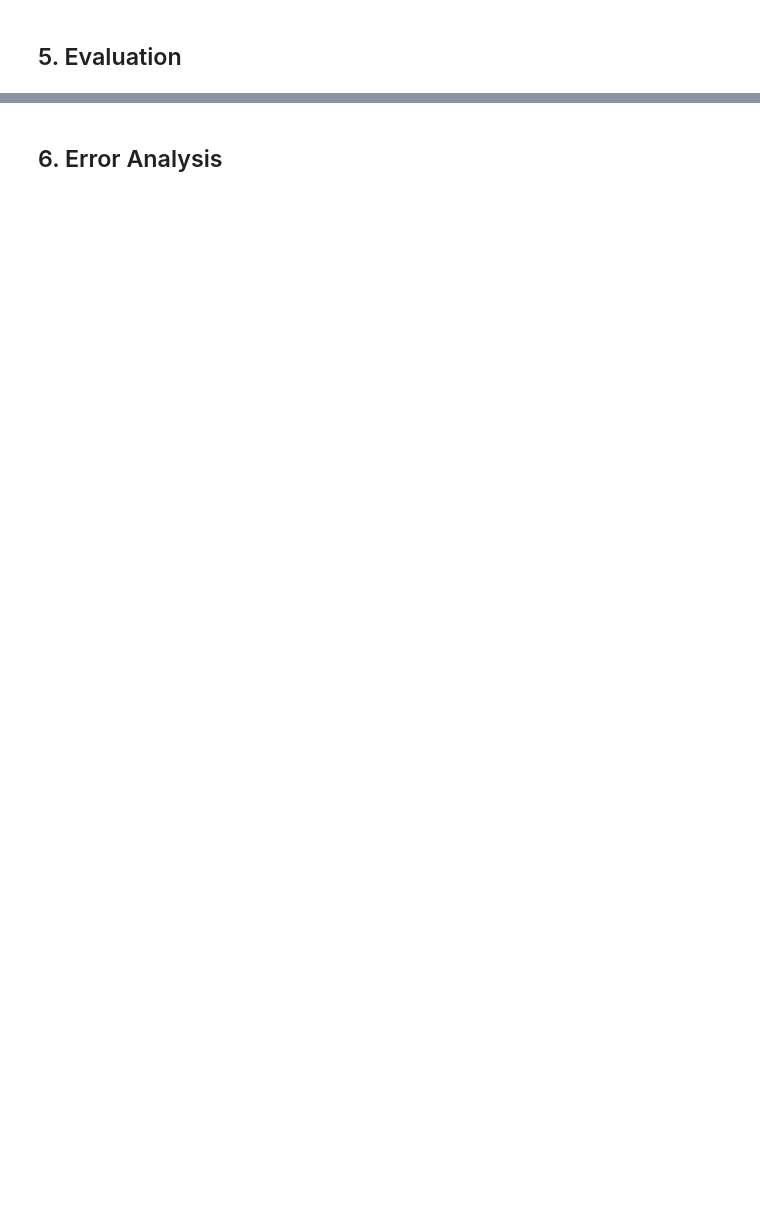
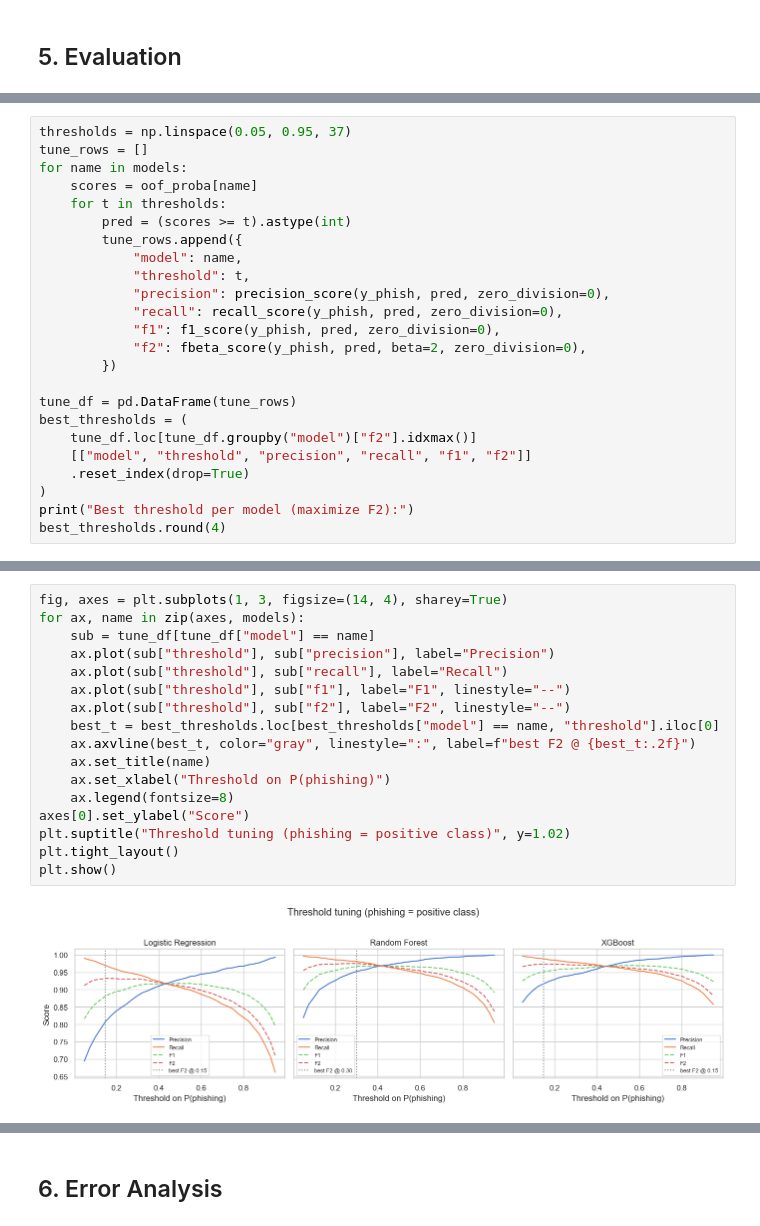
Before and after one commit to Saleh-Ra/cyber-project, a Jupyter notebook: project.ipynb, the cells around one changed output, grey strips where cells are left out. Drawn from its saved outputs; the diff is of its cells as text; blank space fills up the shorter version.

```diff
--- a/project.ipynb
+++ b/project.ipynb
@@ -322,0 +345,24 @@ plt.show()
+# %%
+thresholds = np.linspace(0.05, 0.95, 37)
+tune_rows = []
+for name in models:
+    scores = oof_proba[name]
+    for t in thresholds:
+        pred = (scores >= t).astype(int)
+        tune_rows.append({
+            "model": name,
+            "threshold": t,
+            "precision": precision_score(y_phish, pred, zero_division=0),
+            "recall": recall_score(y_phish, pred, zero_division=0),
+            "f1": f1_score(y_phish, pred, zero_division=0),
+            "f2": fbeta_score(y_phish, pred, beta=2, zero_division=0),
+        })
+
+tune_df = pd.DataFrame(tune_rows)
+best_thresholds = (
+    tune_df.loc[tune_df.groupby("model")["f2"].idxmax()]
+    [["model", "threshold", "precision", "recall", "f1", "f2"]]
+    .reset_index(drop=True)
+)
+print("Best threshold per model (maximize F2):")
+best_thresholds.round(4)
@@ -322,0 +375,19 @@ plt.show()
+# %%
+fig, axes = plt.subplots(1, 3, figsize=(14, 4), sharey=True)
+for ax, name in zip(axes, models):
+    sub = tune_df[tune_df["model"] == name]
+    ax.plot(sub["threshold"], sub["precision"], label="Precision")
+    ax.plot(sub["threshold"], sub["recall"], label="Recall")
+    ax.plot(sub["threshold"], sub["f1"], label="F1", linestyle="--")
+    ax.plot(sub["threshold"], sub["f2"], label="F2", linestyle="--")
+    best_t = best_thresholds.loc[best_thresholds["model"] == name, "threshold"].iloc[0]
+    ax.axvline(best_t, color="gray", linestyle=":", label=f"best F2 @ {best_t:.2f}")
+    ax.set_title(name)
+    ax.set_xlabel("Threshold on P(phishing)")
+    ax.legend(fontsize=8)
+axes[0].set_ylabel("Score")
+plt.suptitle("Threshold tuning (phishing = positive class)", y=1.02)
+plt.tight_layout()
+plt.show()
+# %% [output]
+[figure, added]
```
Also changed, not shown: parts of 13 cells of this notebook, 1 other file.
